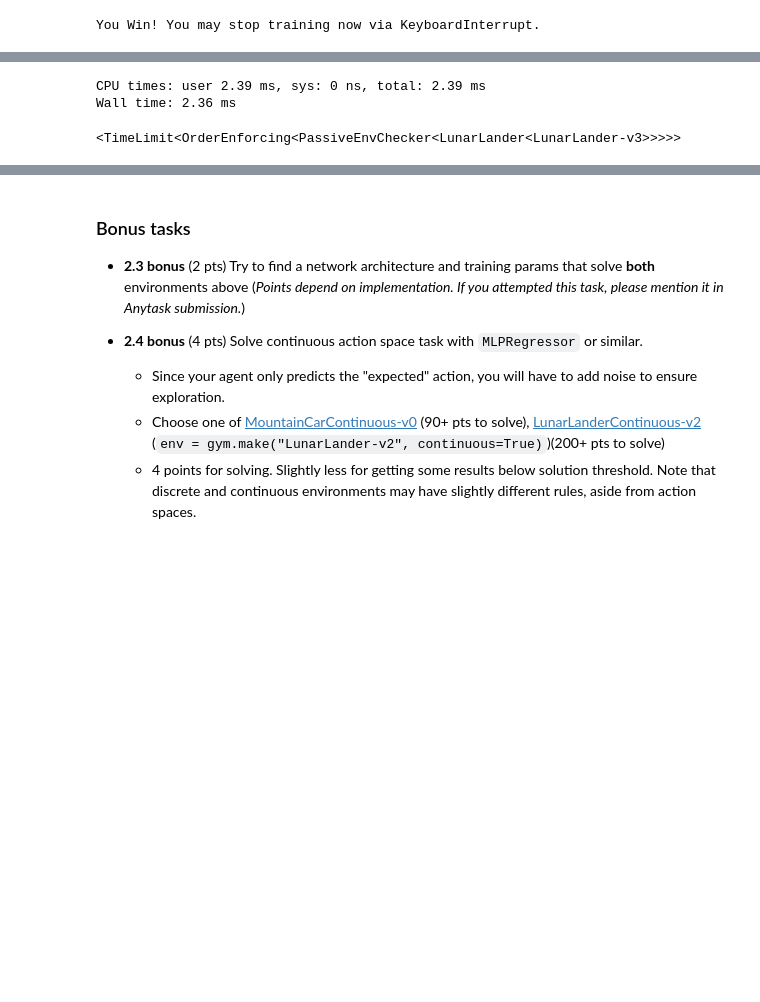
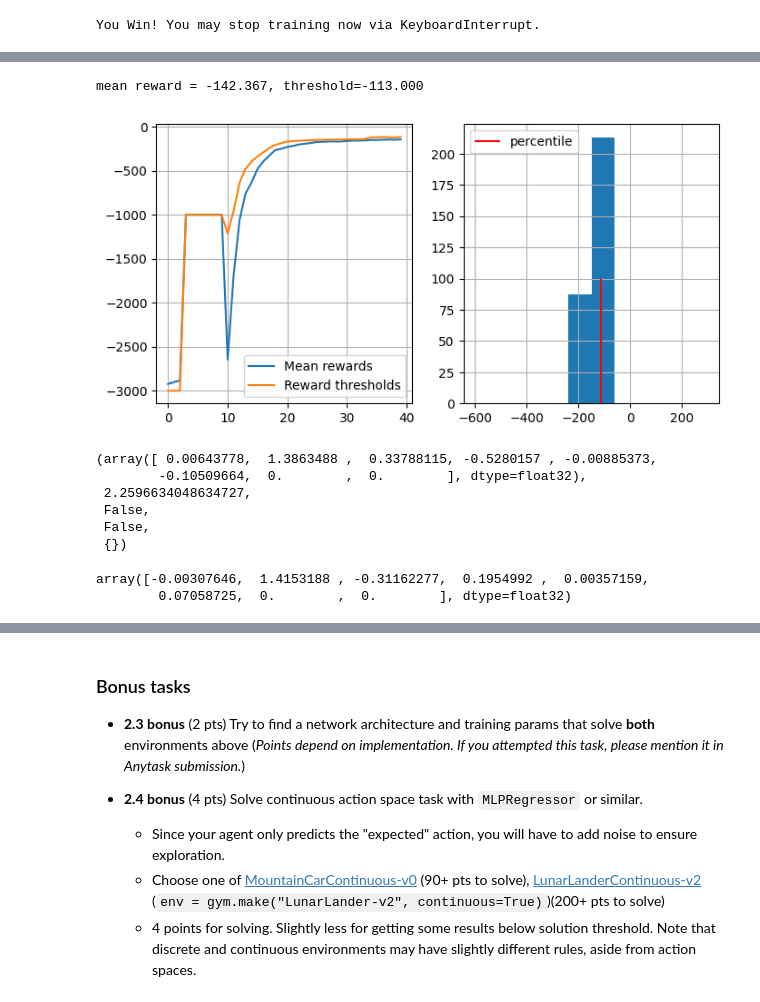
Before and after one commit to GorbatovNik/Practical_RL, a Jupyter notebook: week01_intro/deep_crossentropy_method.ipynb, the cells around one changed output, grey strips where cells are left out. Drawn from its saved outputs; the diff is of its cells as text; code cells hidden in the pictures; blank space fills up the shorter version.

```diff
--- a/week01_intro/deep_crossentropy_method.ipynb
+++ b/week01_intro/deep_crossentropy_method.ipynb
@@ -492,6 +565,69 @@ parallel(delayed(sqrt)(i ** 2) for i in range(10))
+# %%
+# import queue
+
+# max_buffer_size = 3
+
+car_d["percentile"] = 90
+for i in range(0, 10):
+    %time sessions = [ generate_session(car_d["env"], car_d["agent"], 4000, car_d["n_actions"]) for _ in range(car_d["n_sessions"])]
+    # print(sessions[0])
+    # print(sessions[1])
+    states_batch, actions_batch, rewards_batch, addition_rewards_batch= zip(*sessions)
+    # print(states_batch[0])
+    # print(actions_batch[0])
+    # print(rewards_batch[0])
+    # print(addition_rewards_batch)
+    # break
+    # print(rewards_batch[:4])
+    # print(addition_rewards_batch[:4])
+    total_rewards = np.array(rewards_batch) + np.array(addition_rewards_batch)
+    # tresh = np.percentile(total_rewards, car_d["percentile"])
+    # print(rewards_batch.shape)
+    # print(addition_rewards_batch.shape)
+    # print(rewards_batch + addition_rewards_batch)
+    # print(f"tresh = {tresh}")
+    # print( > tresh).sum())
+    elite_states, elite_actions = select_elites(states_batch, actions_batch, total_rewards, car_d["percentile"], great_or_equal=False)
+    # print(elite_states[0])
+    # print(elite_actions[0])
+    # break
+
+    # buffer.insert(0, (elite_states, elite_actions))
+    # if len(buffer) > max_buffer_size:
+    #     buffer.pop()
+
+    # buffer_states = []
+    # buffer_actions = []
+    # print(buffer_states[:4])
+    # print(buffer_actions[:4])
+    # for states, actions in buffer:
+    #     buffer_states.extend(states)
+    #     buffer_actions.extend(actions)
+    # print(elite_states[:3])
+    # print(elite_actions[:3])
+    # break
+
+    car_d["agent"].partial_fit(elite_states, elite_actions, range(car_d["n_actions"]))
+
+    show_progress(
+        rewards_batch, car_d["log"], car_d["percentile"], reward_range=[-600, 300]
+    )
+
+    if np.mean(rewards_batch) > -100:
+        print("You Win! You may stop training now via KeyboardInterrupt.")
+# %% [output]
+mean reward = -142.367, threshold=-113.000
+[figure, added]
 # %%
-%time gym.make("LunarLander-v3", continuous=False)
+ env = gym.make("LunarLander-v3", continuous=True)
+
+ env.reset()
+
+ env.step(np.array([1.0, 1.0]))
 # %% [output]
-CPU times: user 2.39 ms, sys: 0 ns, total: 2.39 ms
-Wall time: 2.36 ms
+(array([ 0.00643778,  1.3863488 ,  0.33788115, -0.5280157 , -0.00885373,
+        -0.10509664,  0.        ,  0.        ], dtype=float32),
+ 2.2596634048634727,
+ False,
+ False,
+ {})
-<TimeLimit<OrderEnforcing<PassiveEnvChecker<LunarLander<LunarLander-v3>>>>>
@@ -497,0 +733,6 @@ Wall time: 2.36 ms
+# %%
+s, _ = lunar_c["env"].reset()
+s
+# %% [output]
+array([-0.00307646,  1.4153188 , -0.31162277,  0.1954992 ,  0.00357159,
+        0.07058725,  0.        ,  0.        ], dtype=float32)
```
Also changed, not shown: parts of 11 cells of this notebook.
